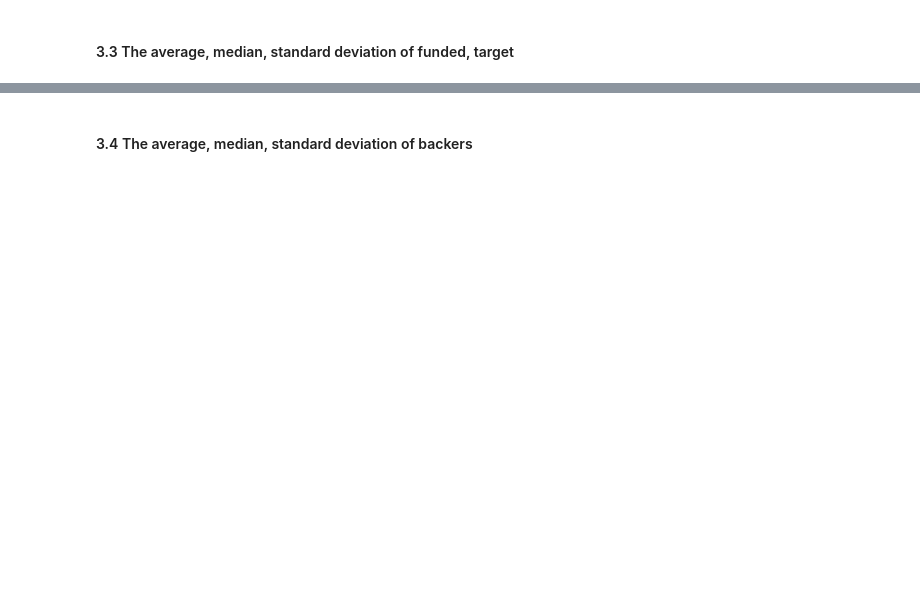
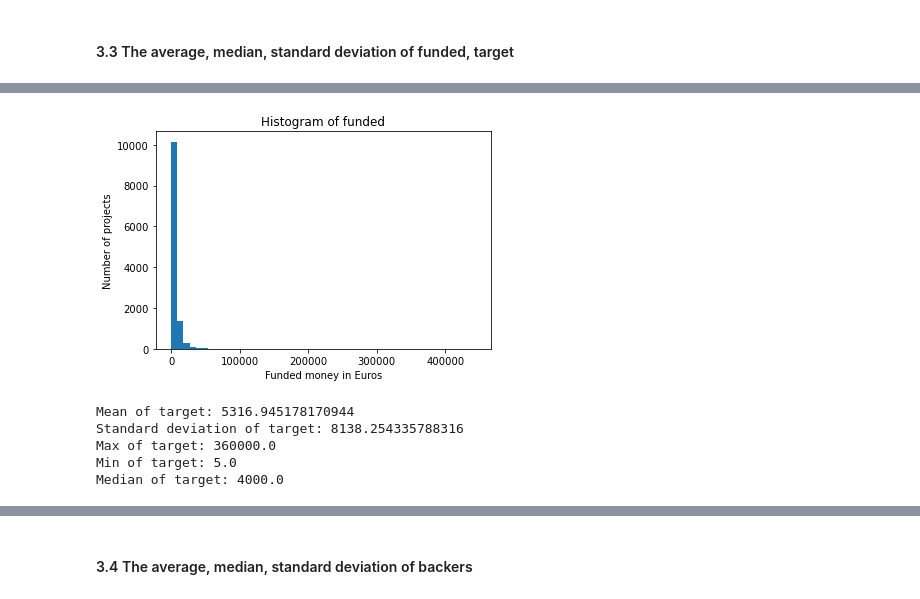
Before and after one commit to nghiadanh26/Crowdfunding, a Jupyter notebook: analyze_data.ipynb, the cells around one changed output, grey strips where cells are left out. Saved outputs shown, nothing was run; the diff lists cells and outputs as text; code cells hidden in the pictures; blank space fills up the shorter version.

```diff
--- a/analyze_data.ipynb
+++ b/analyze_data.ipynb
@@ -71,0 +126,21 @@ The number of failed creaters: 220
+# %%
+plt.hist(funded,bins=50)
+plt.xlabel('Funded money in Euros')
+plt.ylabel('Number of projects')
+plt.title('Histogram of funded')
+plt.show()
+# %% [output]
+[figure, added]
+# %%
+target = pd.concat([s_projects['target'],f_projects['target']])
+print('Mean of target: {}'.format(target.mean()))
+print('Standard deviation of target: {}'.format(target.std()))
+print('Max of target: {}'.format(target.max()))
+print('Min of target: {}'.format(target.min()))
+print('Median of target: {}'.format(target.median()))
+# %% [output]
+Mean of target: 5316.945178170944
+Standard deviation of target: 8138.254335788316
+Max of target: 360000.0
+Min of target: 5.0
+Median of target: 4000.0
```
Also changed, not shown: parts of 17 cells of this notebook.
